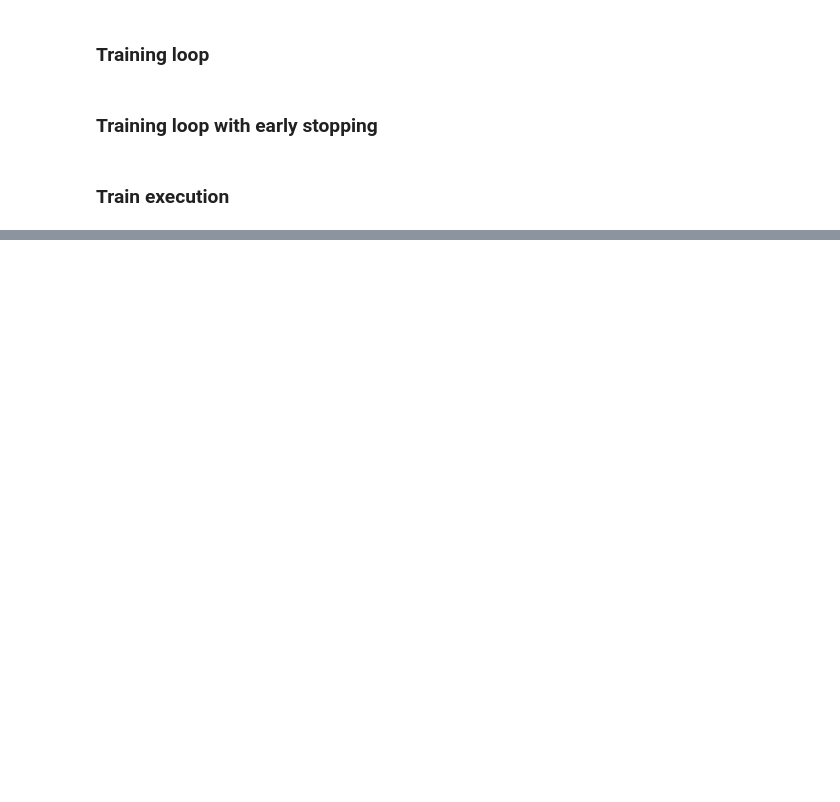
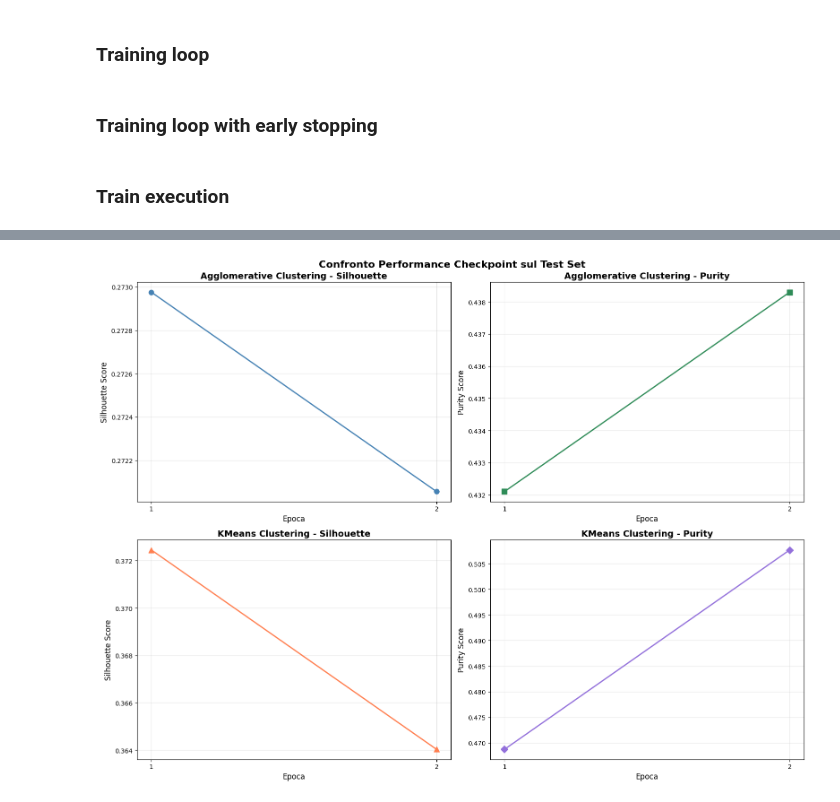
Before and after one commit to Davy592/Quantum-Metric-Learning-with-Reuploading, a Jupyter notebook: Quantum Metric Learning.ipynb, the cells around one changed output, grey strips where cells are left out. Saved outputs shown, nothing was run; the diff lists cells and outputs as text; code cells hidden in the pictures; blank space fills up the shorter version.

Commit message:
Refactored evaluate section to have more comprensible and organized results

```diff
--- a/Quantum Metric Learning.ipynb
+++ b/Quantum Metric Learning.ipynb
@@ -1440,4 +1468,0 @@ with open(r"models/triplet_loss/QuantumTripletLossMNIST_TTN.pt", "wb") as f:
-# %%
-with open(r"models/triplet_loss/QuantumTripletLossMNIST_TTN.pt", "rb") as f:
-    distance_model.load_state_dict(torch.load(f))
-distance_model
@@ -1576,15 +1468,0 @@ quantum_embedding_distance(clustering_data[16], clustering_data[8])
-# %%
-t_test = MNIST_Distance_Dataset_Triplet_Loss(X_test, y_test)
-t_test_loader = DataLoader(t_test, batch_size=128, shuffle=False)
-with torch.no_grad():
-    distance_model.eval()
-    test_embedding_data = np.empty((0,16))
-    for anchor, _,_ in tqdm(t_test_loader):
-        anchor = anchor.to(device)
-        test_embedding_data = np.concatenate((test_embedding_data, distance_model(anchor).to(device).squeeze(0).numpy()), axis=0)
-
-reduction_model = TSNE(n_components=2, perplexity=30, random_state=42)
-reduction_model_embedding = TSNE(n_components=2, perplexity=30, random_state=42)
-
-vis_x = reduction_model.fit_transform(t_test.get_flatten())
-vis_x_embed = reduction_model_embedding.fit_transform(test_embedding_data)
@@ -1619,0 +1648,47 @@ plt.show()
+# %%
+# Grafici comparativi delle metriche
+fig, axes = plt.subplots(2, 2, figsize=(16, 12))
+fig.suptitle('Confronto Performance Checkpoint sul Test Set', fontsize=16, weight='bold')
+
+epochs = [r['epoch'] for r in checkpoint_results]
+
+# Agglomerative Silhouette
+axes[0, 0].plot(epochs, [r['agg_silhouette'] for r in checkpoint_results],
+                marker='o', linewidth=2, markersize=8, color='steelblue')
+axes[0, 0].set_xlabel('Epoca', fontsize=12)
+axes[0, 0].set_ylabel('Silhouette Score', fontsize=12)
+axes[0, 0].set_title('Agglomerative Clustering - Silhouette', fontsize=14, weight='bold')
+axes[0, 0].grid(True, alpha=0.3)
+axes[0, 0].set_xticks(epochs)
+
+# Agglomerative Purity
+axes[0, 1].plot(epochs, [r['agg_purity'] for r in checkpoint_results],
+                marker='s', linewidth=2, markersize=8, color='seagreen')
+axes[0, 1].set_xlabel('Epoca', fontsize=12)
+axes[0, 1].set_ylabel('Purity Score', fontsize=12)
+axes[0, 1].set_title('Agglomerative Clustering - Purity', fontsize=14, weight='bold')
+axes[0, 1].grid(True, alpha=0.3)
+axes[0, 1].set_xticks(epochs)
+
+# KMeans Silhouette
+axes[1, 0].plot(epochs, [r['kmeans_silhouette'] for r in checkpoint_results],
+                marker='^', linewidth=2, markersize=8, color='coral')
+axes[1, 0].set_xlabel('Epoca', fontsize=12)
+axes[1, 0].set_ylabel('Silhouette Score', fontsize=12)
+axes[1, 0].set_title('KMeans Clustering - Silhouette', fontsize=14, weight='bold')
+axes[1, 0].grid(True, alpha=0.3)
+axes[1, 0].set_xticks(epochs)
+
+# KMeans Purity
+axes[1, 1].plot(epochs, [r['kmeans_purity'] for r in checkpoint_results],
+                marker='D', linewidth=2, markersize=8, color='mediumpurple')
+axes[1, 1].set_xlabel('Epoca', fontsize=12)
+axes[1, 1].set_ylabel('Purity Score', fontsize=12)
+axes[1, 1].set_title('KMeans Clustering - Purity', fontsize=14, weight='bold')
+axes[1, 1].grid(True, alpha=0.3)
+axes[1, 1].set_xticks(epochs)
+
+plt.tight_layout()
+plt.show()
+# %% [output]
+[figure, added]
```
Also changed, not shown: parts of 22 cells of this notebook.
